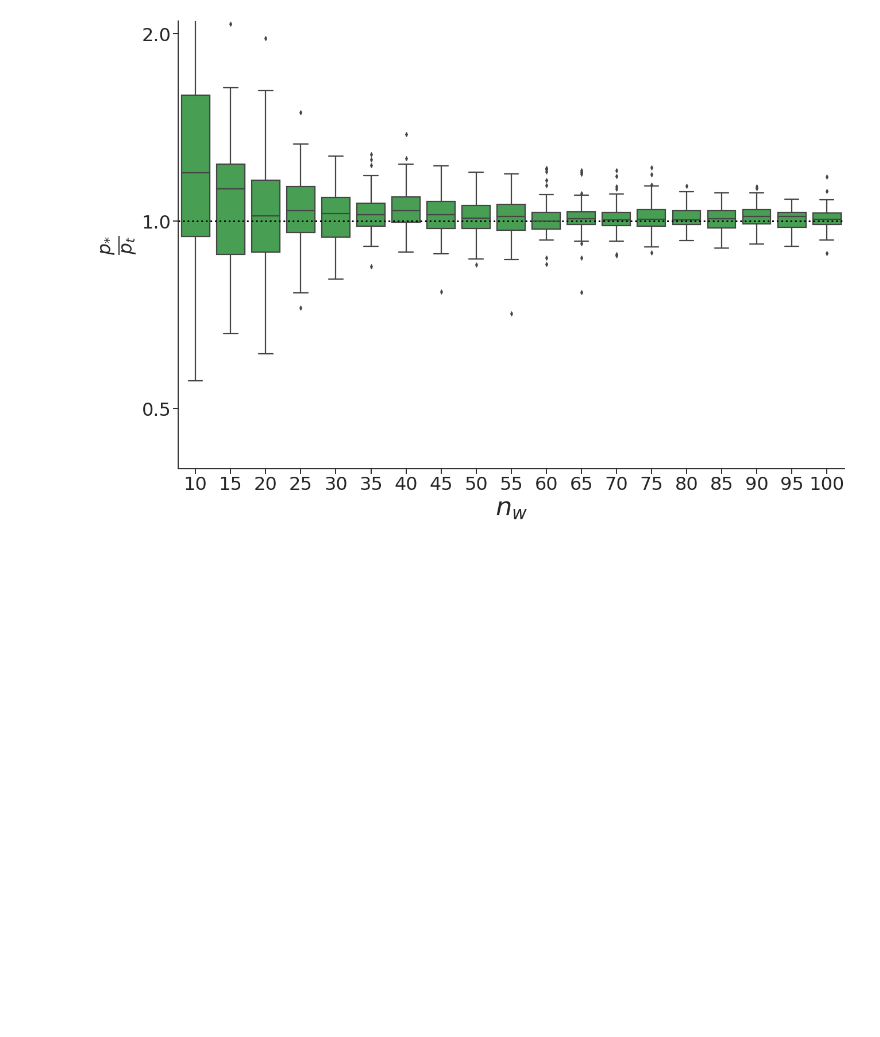
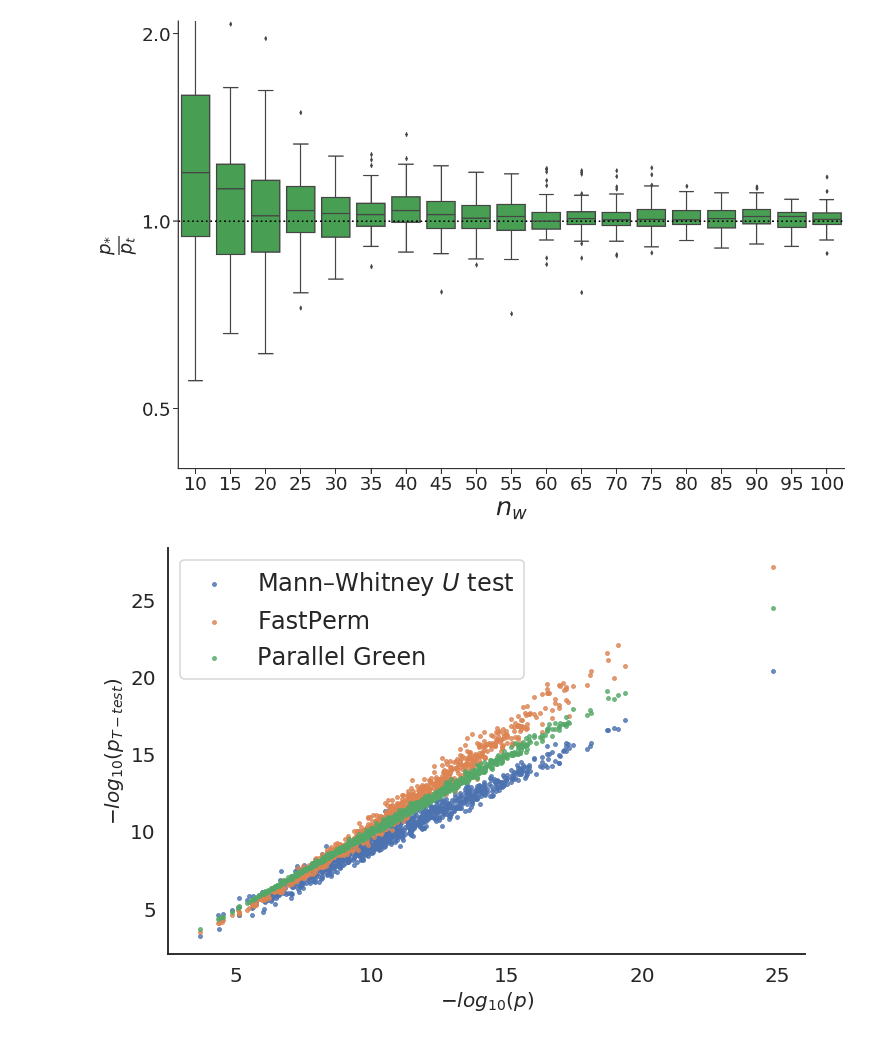
Before and after one commit to statisticalbiotechnology/parallelPermutationTest, a Jupyter notebook: notebooks/Experiment 7 – Accuracy.ipynb, the cells around one changed output. Cells and saved outputs as stored; diff of their text form; code cells hidden in the pictures; blank space fills up the shorter version.

```diff
--- a/notebooks/Experiment 7 – Accuracy.ipynb
+++ b/notebooks/Experiment 7 – Accuracy.ipynb
@@ -208,0 +228,13 @@ SNSMultipleboxPlot([allEerrorNwFrac3_m_02[1:]],["x"], N_w[1:], test_type="window
+# %%
+allPvalTtestList, allPvalMWUList, allPvalFastPermList, allPvalExactList = exp.getPvalues(setSize, 1, True, 1_000)
+# %%
+negLogTtestList, negLogMWUList, negLogFastPermList, negLogExactList = getNegLog(allPvalTtestList), getNegLog(allPvalMWUList), getNegLog(allPvalFastPermList), getNegLog(allPvalExactList)
+# %%
+Data = [negLogMWUList[0], negLogFastPermList[0], negLogExactList[0]]
+y_data = negLogTtestList[0]
+# %%
+names = ["Mann–Whitney $\it{U}$ test", "FastPerm", "Parallel Green"]
+# %%
+log_vs_log_plot(Data, names, y_data, "$-log_{10}(p_{T-test}$)" , "$-log_{10}(p)$",log=False, path="./figures/experiment7/logpt_logp_plot")
+# %% [output]
+[figure, added]
```
Also changed, not shown: parts of 5 cells of this notebook, 9 other files.
